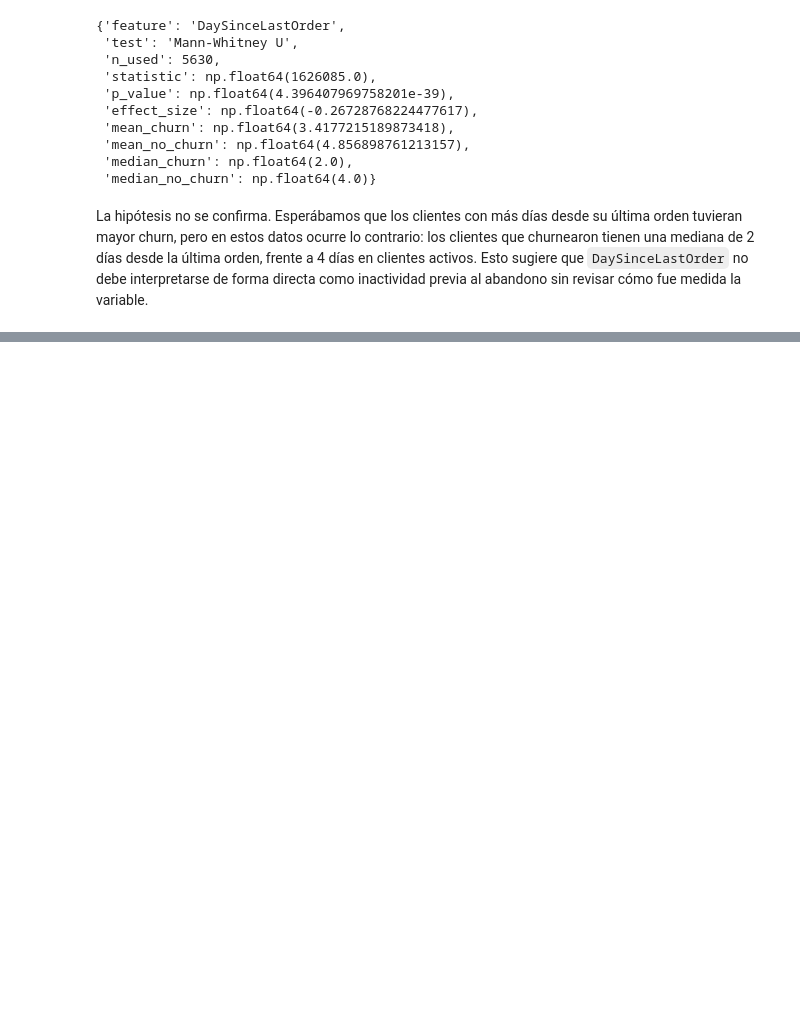
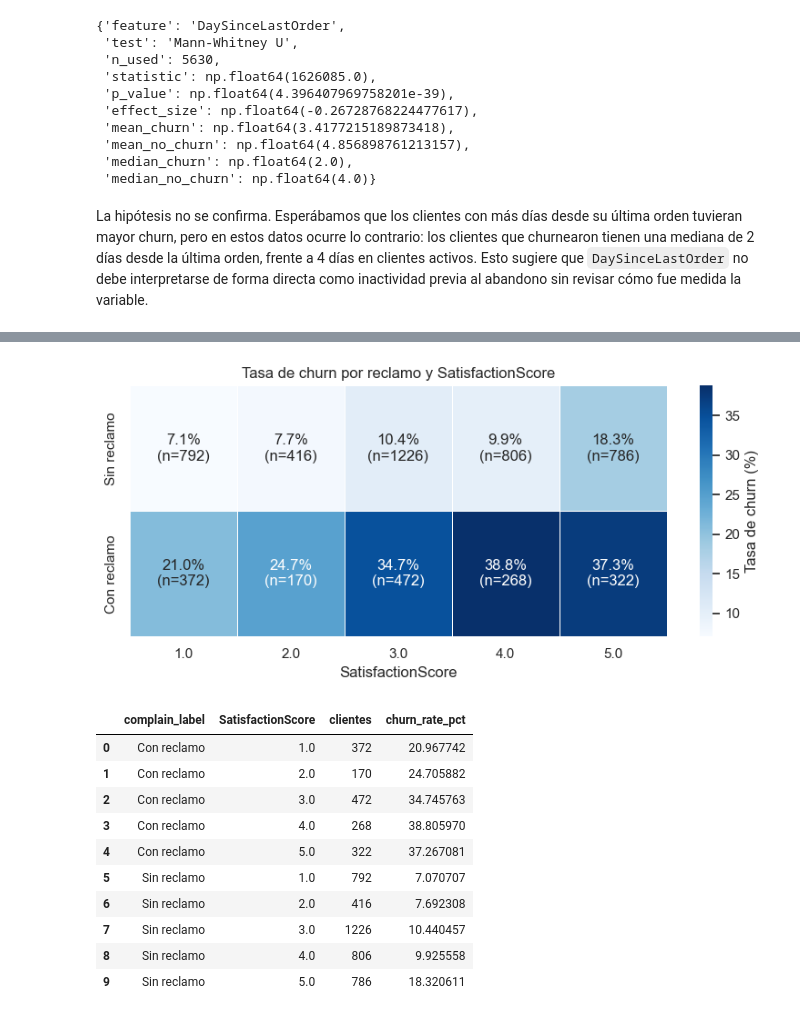
Before and after one commit to LBinello2004/TP3_Prediccion_Churn_IAAN_Grupo_04, a Jupyter notebook: notebooks/2. EDA guiado por hipotesis.ipynb, the cells around one changed output, grey strips where cells are left out. Drawn from its saved outputs; the diff is of its cells as text; code cells hidden in the pictures; blank space fills up the shorter version.

```diff
--- a/notebooks/2. EDA guiado por hipotesis.ipynb
+++ b/notebooks/2. EDA guiado por hipotesis.ipynb
@@ -520,0 +525,72 @@ La hipótesis no se confirma. Esperábamos que los clientes con más días desde
+# %%
+df_h7 = df[["Complain", "SatisfactionScore", "Churn"]].dropna().copy()
+
+df_h7["complain_label"] = df_h7["Complain"].map({
+    0: "Sin reclamo",
+    1: "Con reclamo"
+})
+
+df_h7["segmento_h7"] = (
+    df_h7["complain_label"]
+    + " + satisfaction "
+    + df_h7["SatisfactionScore"].astype(int).astype(str)
+)
+
+h7_churn = (
+    df_h7
+    .groupby(["complain_label", "SatisfactionScore"])
+    .agg(clientes=("Churn", "size"), churn_rate=("Churn", "mean"))
+    .reset_index()
+)
+
+h7_churn["churn_rate_pct"] = h7_churn["churn_rate"] * 100
+
+h7_heatmap = h7_churn.pivot(
+    index="complain_label",
+    columns="SatisfactionScore",
+    values="churn_rate_pct"
+).reindex(["Sin reclamo", "Con reclamo"])
+
+h7_counts = h7_churn.pivot(
+    index="complain_label",
+    columns="SatisfactionScore",
+    values="clientes"
+).reindex(["Sin reclamo", "Con reclamo"])
+
+h7_annotations = h7_heatmap.round(1).astype(str) + "%\n(n=" + h7_counts.astype(int).astype(str) + ")"
+
+fig, ax = plt.subplots(figsize=(8, 3.8))
+
+sns.heatmap(
+    h7_heatmap,
+    annot=h7_annotations,
+    fmt="",
+    cmap="Blues",
+    linewidths=0.5,
+    linecolor="white",
+    cbar_kws={"label": "Tasa de churn (%)"},
+    ax=ax
+)
+
+ax.set_title("Tasa de churn por reclamo y SatisfactionScore")
+ax.set_xlabel("SatisfactionScore")
+ax.set_ylabel("")
+
+fig.tight_layout()
+fig.savefig(OUTPUT_DIR / "H7_complain_satisfaction_heatmap.png", dpi=150, bbox_inches="tight")
+plt.show()
+
+h7_churn[["complain_label", "SatisfactionScore", "clientes", "churn_rate_pct"]]
+# %% [output]
+[figure, added]
+|  | complain_label | SatisfactionScore | clientes | churn_rate_pct |
+| 0 | Con reclamo | 1.0 | 372 | 20.967742 |
+| 1 | Con reclamo | 2.0 | 170 | 24.705882 |
+| 2 | Con reclamo | 3.0 | 472 | 34.745763 |
+| 3 | Con reclamo | 4.0 | 268 | 38.805970 |
+| 4 | Con reclamo | 5.0 | 322 | 37.267081 |
+| 5 | Sin reclamo | 1.0 | 792 | 7.070707 |
+| 6 | Sin reclamo | 2.0 | 416 | 7.692308 |
+| 7 | Sin reclamo | 3.0 | 1226 | 10.440457 |
+| 8 | Sin reclamo | 4.0 | 806 | 9.925558 |
+| 9 | Sin reclamo | 5.0 | 786 | 18.320611 |
```
Also changed, not shown: parts of 7 cells of this notebook, 6 other files.
